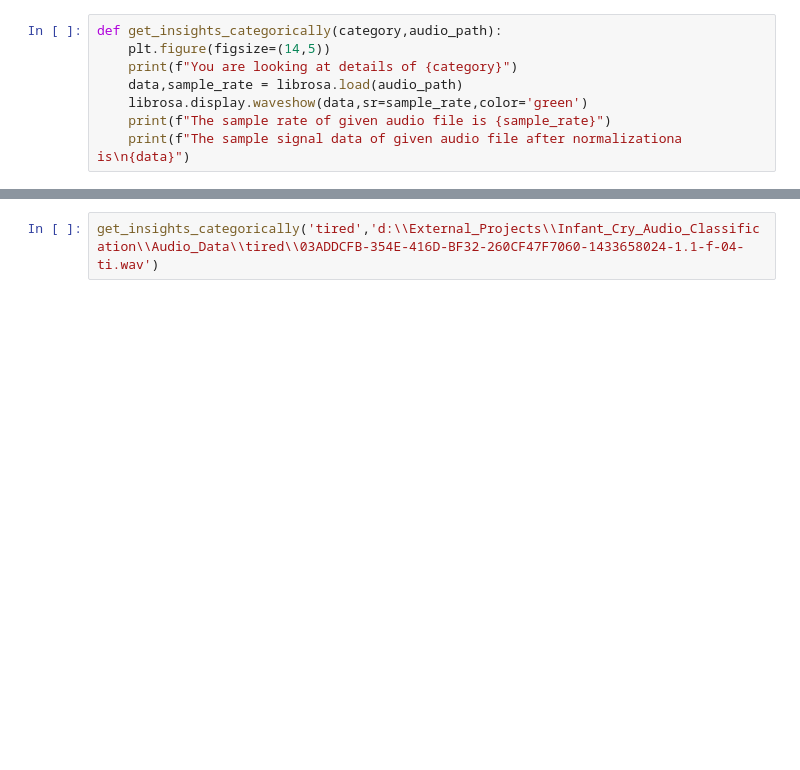
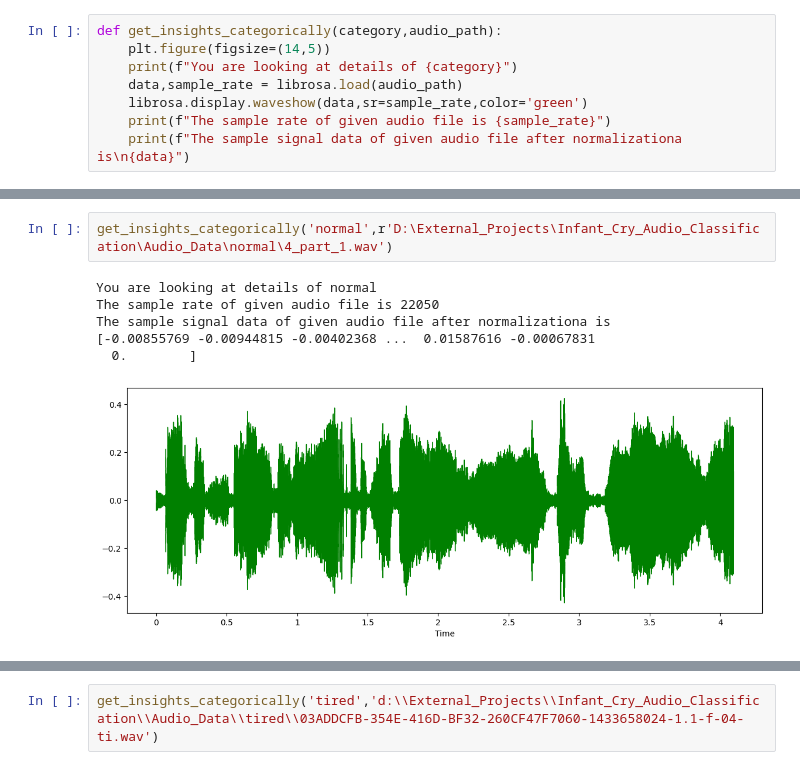
Before and after one commit to Aman-Vishwakarma1729/Automatic_Infant_Cry_Audio_Classification, a Jupyter notebook: Rersearch/main_working.ipynb, the cells around one changed output, grey strips where cells are left out. Cells and saved outputs as stored; diff of their text form; blank space fills up the shorter version.

```diff
--- a/Rersearch/main_working.ipynb
+++ b/Rersearch/main_working.ipynb
@@ -111,0 +85,9 @@ The sample signal data of given audio file after normalizationa is
+# %%
+get_insights_categorically('normal',r'D:\External_Projects\Infant_Cry_Audio_Classification\Audio_Data\normal\4_part_1.wav')
+# %% [output]
+You are looking at details of normal
+The sample rate of given audio file is 22050
+The sample signal data of given audio file after normalizationa is
+[-0.00855769 -0.00944815 -0.00402368 ...  0.01587616 -0.00067831
+  0.        ]
+[figure, added]
```
Also changed, not shown: parts of 19 cells of this notebook, 1 other file.
